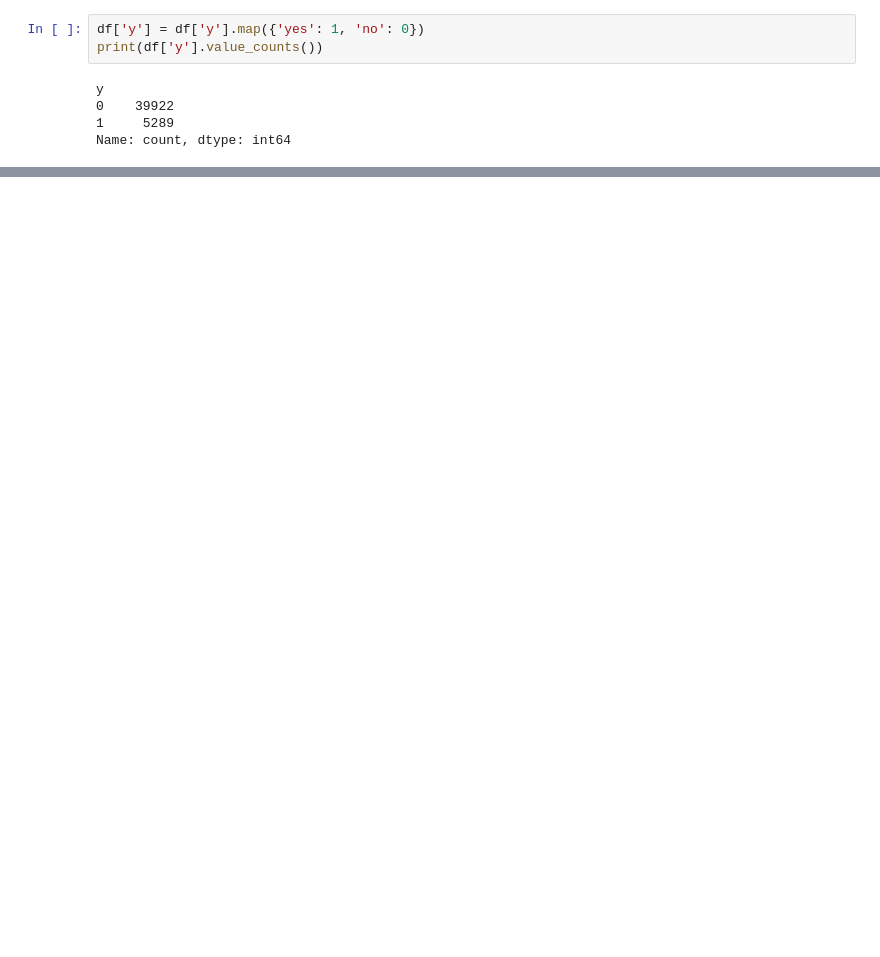
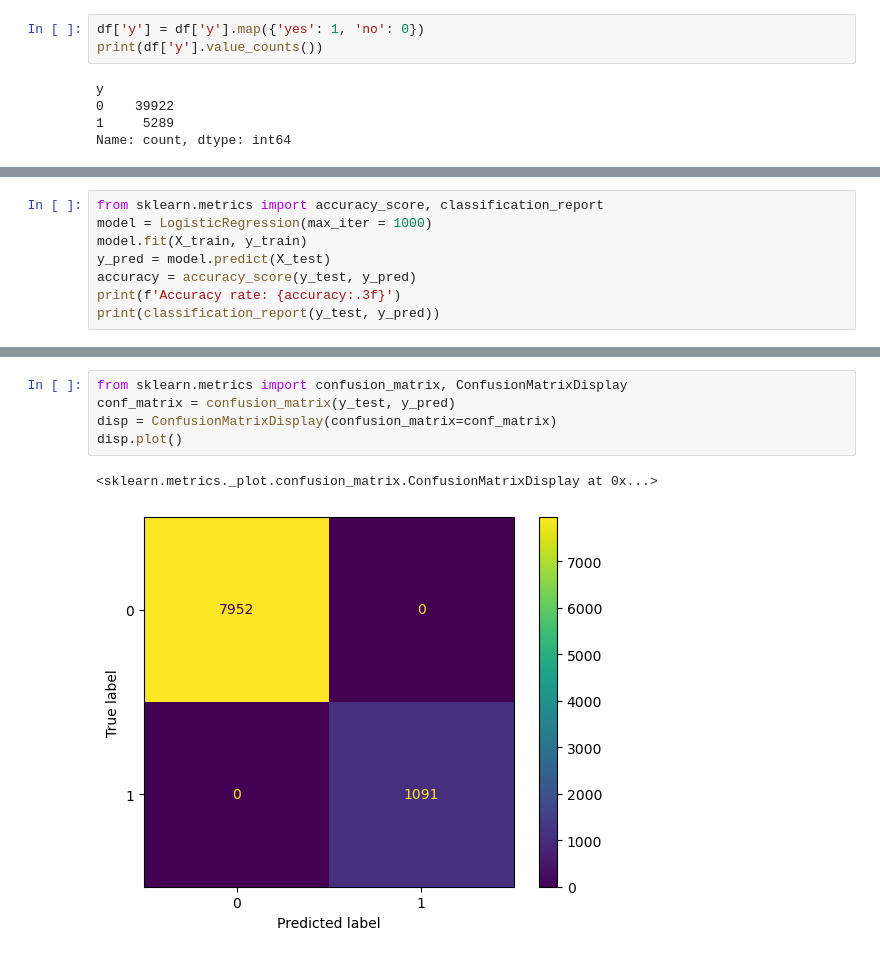
Before and after one commit to EternalDesp/-_Labs, a Jupyter notebook: lab3/laba3.ipynb, the cells around one changed output, grey strips where cells are left out. Saved outputs shown, nothing was run; the diff lists cells and outputs as text; blank space fills up the shorter version.

```diff
--- a/lab3/laba3.ipynb
+++ b/lab3/laba3.ipynb
@@ -175,0 +167,8 @@ poutcome_unknown     0.021006
+# %%
+from sklearn.metrics import accuracy_score, classification_report
+model = LogisticRegression(max_iter = 1000)
+model.fit(X_train, y_train)
+y_pred = model.predict(X_test)
+accuracy = accuracy_score(y_test, y_pred)
+print(f'Accuracy rate: {accuracy:.3f}')
+print(classification_report(y_test, y_pred))
@@ -175,0 +192,8 @@ poutcome_unknown     0.021006
+# %%
+from sklearn.metrics import confusion_matrix, ConfusionMatrixDisplay
+conf_matrix = confusion_matrix(y_test, y_pred)
+disp = ConfusionMatrixDisplay(confusion_matrix=conf_matrix)
+disp.plot()
+# %% [output]
+<sklearn.metrics._plot.confusion_matrix.ConfusionMatrixDisplay at 0x...>
+[figure, added]
```
Also changed, not shown: parts of 9 cells of this notebook.
